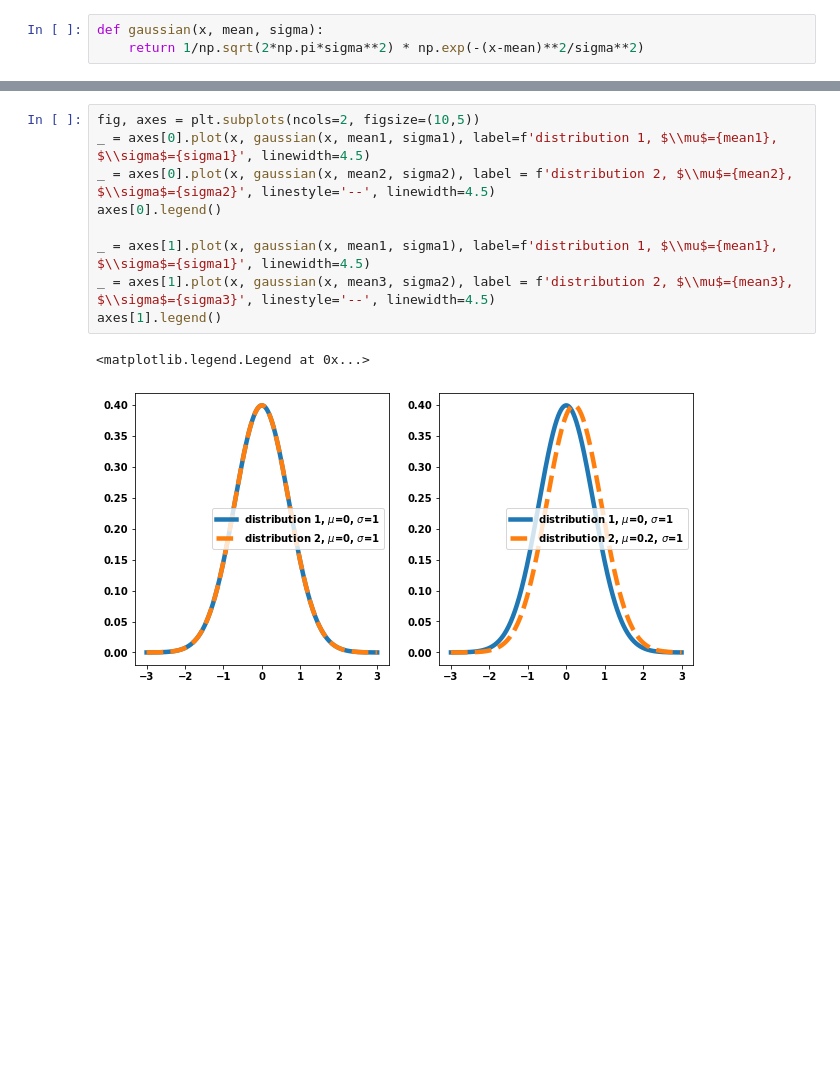
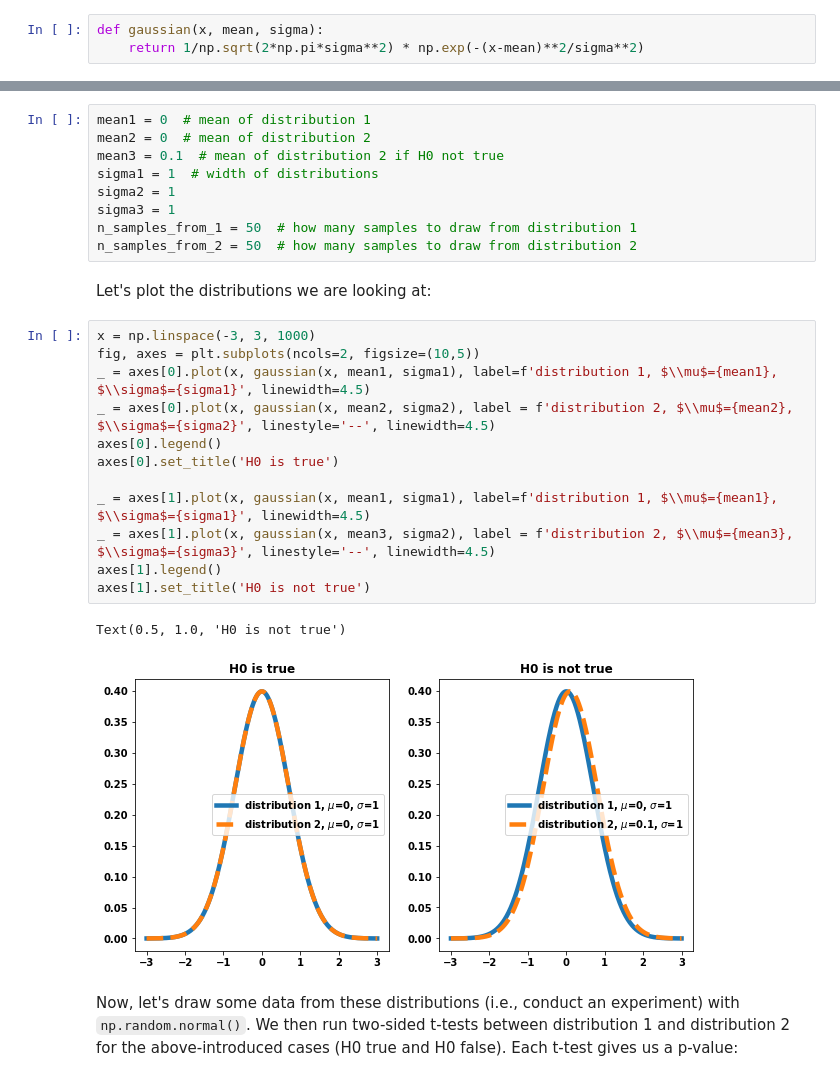
Before and after one commit to BiAPoL/Quantitative_Bio_Image_Analysis_with_Python_2022, a Jupyter notebook: docs/day3/03_statistics_and_tests/05_multiple_testing.ipynb, the cells around one changed output, grey strips where cells are left out. Cells and saved outputs as stored; diff of their text form; blank space fills up the shorter version.

```diff
--- a/docs/day3/03_statistics_and_tests/05_multiple_testing.ipynb
+++ b/docs/day3/03_statistics_and_tests/05_multiple_testing.ipynb
@@ -17,13 +24,29 @@ x = np.linspace(-3, 3, 1000)
+# %%
+mean1 = 0  # mean of distribution 1
+mean2 = 0  # mean of distribution 2
+mean3 = 0.1  # mean of distribution 2 if H0 not true
+sigma1 = 1  # width of distributions
+sigma2 = 1
+sigma3 = 1
+n_samples_from_1 = 50  # how many samples to draw from distribution 1
+n_samples_from_2 = 50  # how many samples to draw from distribution 2
+# %% [markdown]
+Let's plot the distributions we are looking at:
 # %%
+x = np.linspace(-3, 3, 1000)
 fig, axes = plt.subplots(ncols=2, figsize=(10,5))
 _ = axes[0].plot(x, gaussian(x, mean1, sigma1), label=f'distribution 1, $\\mu$={mean1}, $\\sigma$={sigma1}', linewidth=4.5)
 _ = axes[0].plot(x, gaussian(x, mean2, sigma2), label = f'distribution 2, $\\mu$={mean2}, $\\sigma$={sigma2}', linestyle='--', linewidth=4.5)
 axes[0].legend()
+axes[0].set_title('H0 is true')
 
 _ = axes[1].plot(x, gaussian(x, mean1, sigma1), label=f'distribution 1, $\\mu$={mean1}, $\\sigma$={sigma1}', linewidth=4.5)
 _ = axes[1].plot(x, gaussian(x, mean3, sigma2), label = f'distribution 2, $\\mu$={mean3}, $\\sigma$={sigma3}', linestyle='--', linewidth=4.5)
 axes[1].legend()
+axes[1].set_title('H0 is not true')
 # %% [output]
-<matplotlib.legend.Legend at 0x...>
+Text(0.5, 1.0, 'H0 is not true')
-[figure, old version]
+[figure, new version]
+# %% [markdown]
+Now, let's draw some data from these distributions (i.e., conduct an experiment) with `np.random.normal()`. We then run two-sided t-tests between distribution 1 and distribution 2 for the above-introduced cases (H0 true and H0 false). Each t-test gives us a p-value:
 # %%
```
Also changed, not shown: parts of 22 cells of this notebook.
